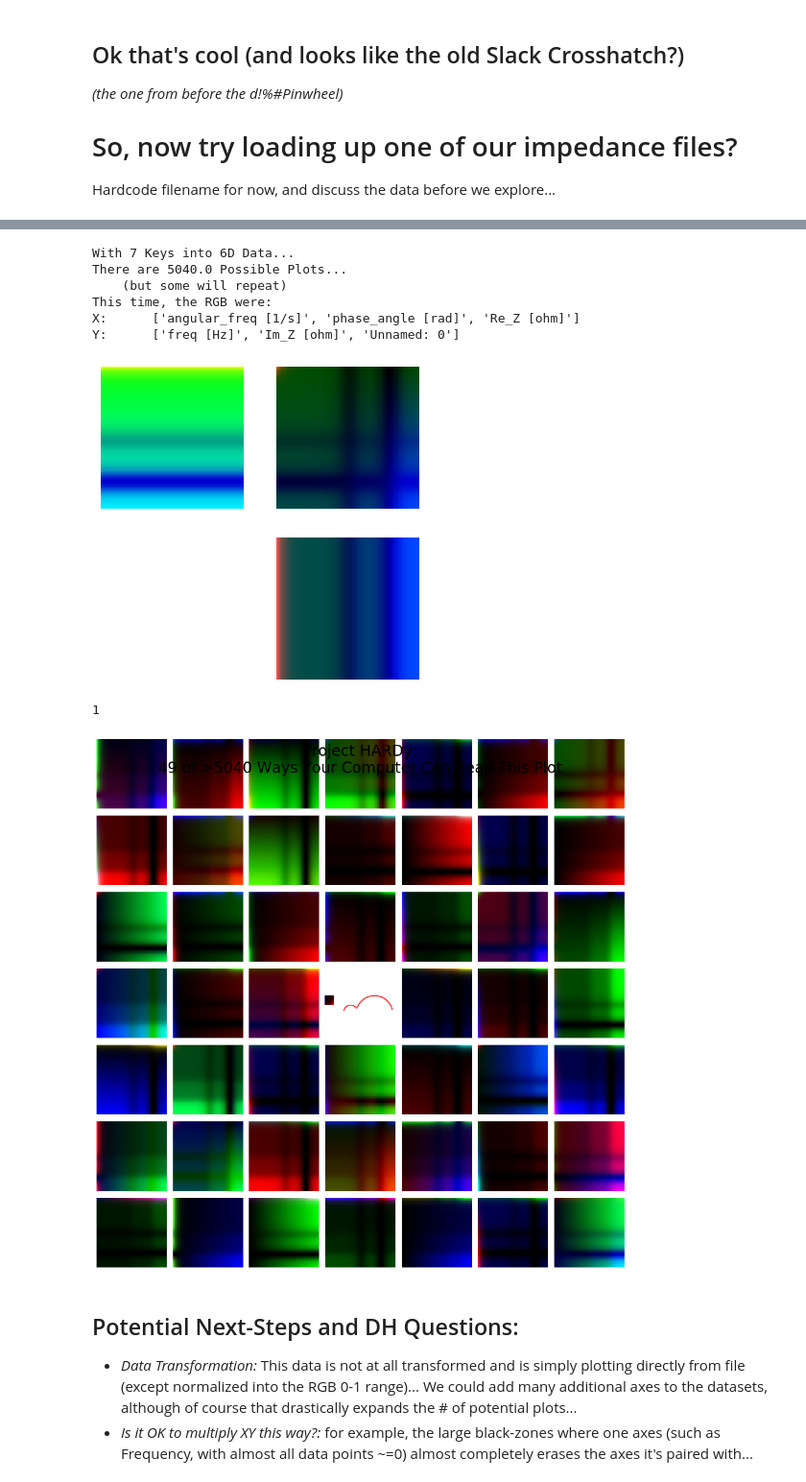
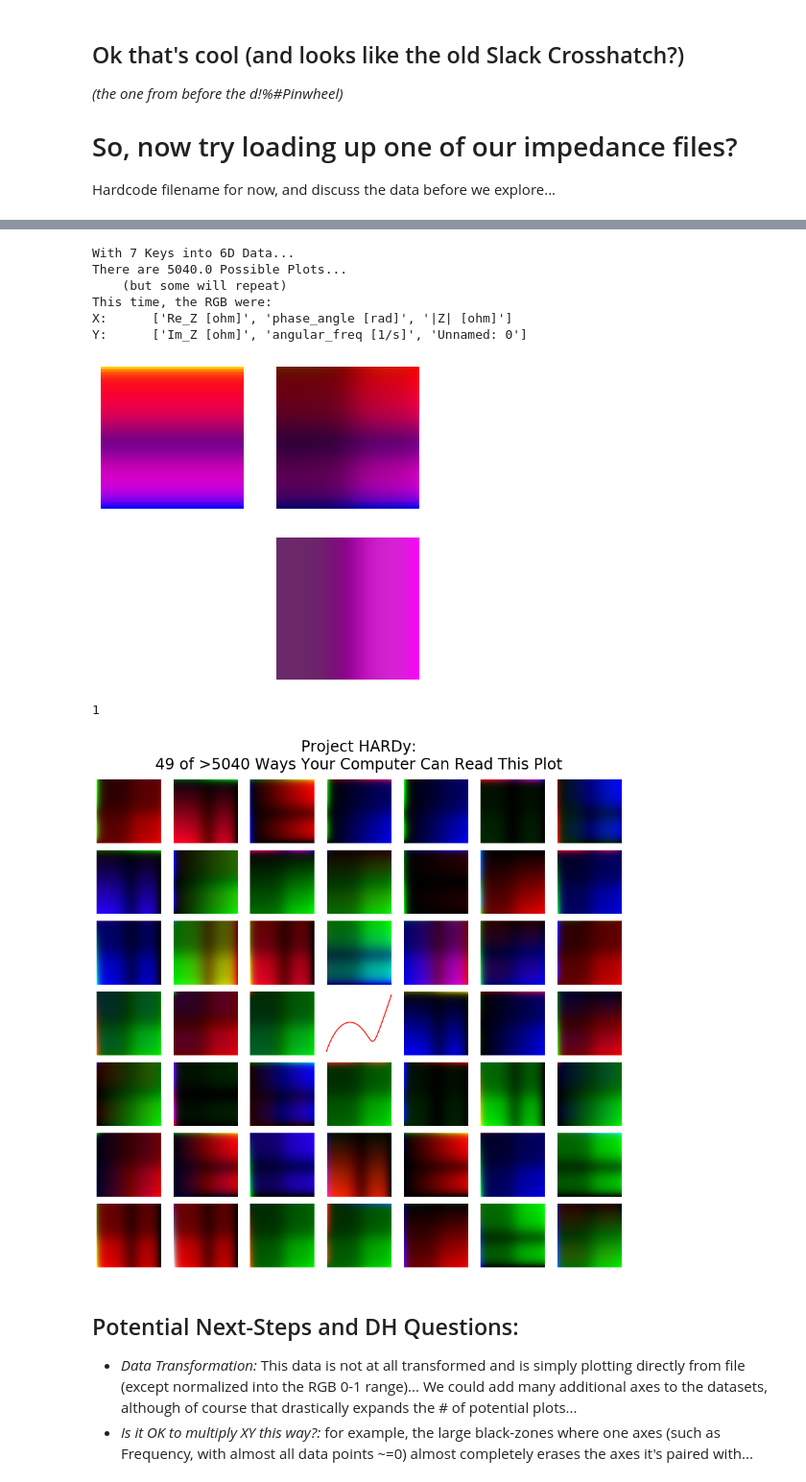
Before and after one commit to EISy-as-Py/hardy, a Jupyter notebook: examples/Example_ImagesFromData.ipynb, the cells around one changed output, grey strips where cells are left out. Shown at 96% size. Cells and saved outputs as stored; diff of their text form; code cells hidden in the pictures.

Commit message:
Edited Image Logo and example files

```diff
--- a/examples/Example_ImagesFromData.ipynb
+++ b/examples/Example_ImagesFromData.ipynb
@@ -12,7 +12,7 @@ If X and Y are therefore arbitrary, confining ourselves to learning on a White-B
 
 What if, instead, we took our data set and made EVERY POINT in the image tell a story about the dataset? If every point has the potential to contain useful information, we hypothesize that the CNN will have a MUCH better chance of finding and "learning" the features which are most important to the task!
 # %%
-testfile = "200308-0041_sim_two.csv"
+testfile = "200429-0011_randles_simp.csv"
 # %%
 import time
 import numpy as np
@@ -421,9 +421,9 @@ With 7 Keys into 6D Data...
 There are 5040.0 Possible Plots...
     (but some will repeat)
 This time, the RGB were:
-X:      ['angular_freq [1/s]', 'phase_angle [rad]', 'Re_Z [ohm]']
-Y:      ['freq [Hz]', 'Im_Z [ohm]', 'Unnamed: 0']
+X:      ['Re_Z [ohm]', 'phase_angle [rad]', '|Z| [ohm]']
+Y:      ['Im_Z [ohm]', 'angular_freq [1/s]', 'Unnamed: 0']
-[figure, old version]
+[figure, new version]
 # %%
 # %% [output]
 1
@@ -437,38 +437,41 @@ def random_plot_grid(dataframe,n=3,centerNyquist=False):
     """
     fig,ax=plt.subplots(n,n,figsize=[12,12])
 
     plotlist=[]
     keylist=[]
     n_plots = n**2
     wins=0
     esc=0
     for x in range(n):
         for y in range(n):
             plot, keys = random_6D_plot(dataframe,plot=False)
             while keys in keylist and esc<100:
                 print('already there? redo!')
                 esc+=1
                 plot, keys=random_6D_plot(dataframe,plot=False)
             plotlist.append(plot)
             keylist.append(keys)
             wins+=1
             ax[x][y].imshow(plot)
             ax[x][y].axis('off')
-    plt.tight_layout()
+    plt.tight_layout(rect=[0, 0, 1, 0.92])
     fig.suptitle((str(n**2)+" Different 6D-Plots For The Same Data"), fontsize=24)
 
     # Now, IF instructed to (and odd n)
     if centerNyquist and n%2:
-        ax[int(n/2)][int(n/2)].plot(fdata['Re_Z [ohm]'],fdata['Im_Z [ohm]'],'-r')
+        ax[int(n/2)][int(n/2)].cla()
+        ax[int(n/2)][int(n/2)].plot(fdata['Re_Z [ohm]'],-3*fdata['Im_Z [ohm]'],'-r')
+        #ax[int(n/2)][int(n/2)].set_ylim([0,50])
         ax[int(n/2)][int(n/2)].axis('off')
-        fig.suptitle("Project HARDy:\n{} of >{} Ways Your Computer Can Read This Plot".format(n**2,
-                    np.math.factorial(n)), fontsize=24)
+
+    fig.suptitle("Project HARDy:\n{} of >{} Ways Your Computer Can Read This Plot".format(n**2,
+            np.math.factorial(n)), fontsize=24)
 
 
 
 a= random_plot_grid(fdata,7, centerNyquist=True)
 # %% [output]
-[figure, old version]
+[figure, new version]
 # %% [markdown]
 ## Potential Next-Steps and DH Questions:
 * _Data Transformation:_ This data is not at all transformed and is simply plotting directly from file (except normalized into the RGB 0-1 range)... We could add many additional axes to the datasets, although of course that drastically expands the # of potential plots...
```
Also changed, not shown: parts of 4 cells of this notebook, 3 other files.
